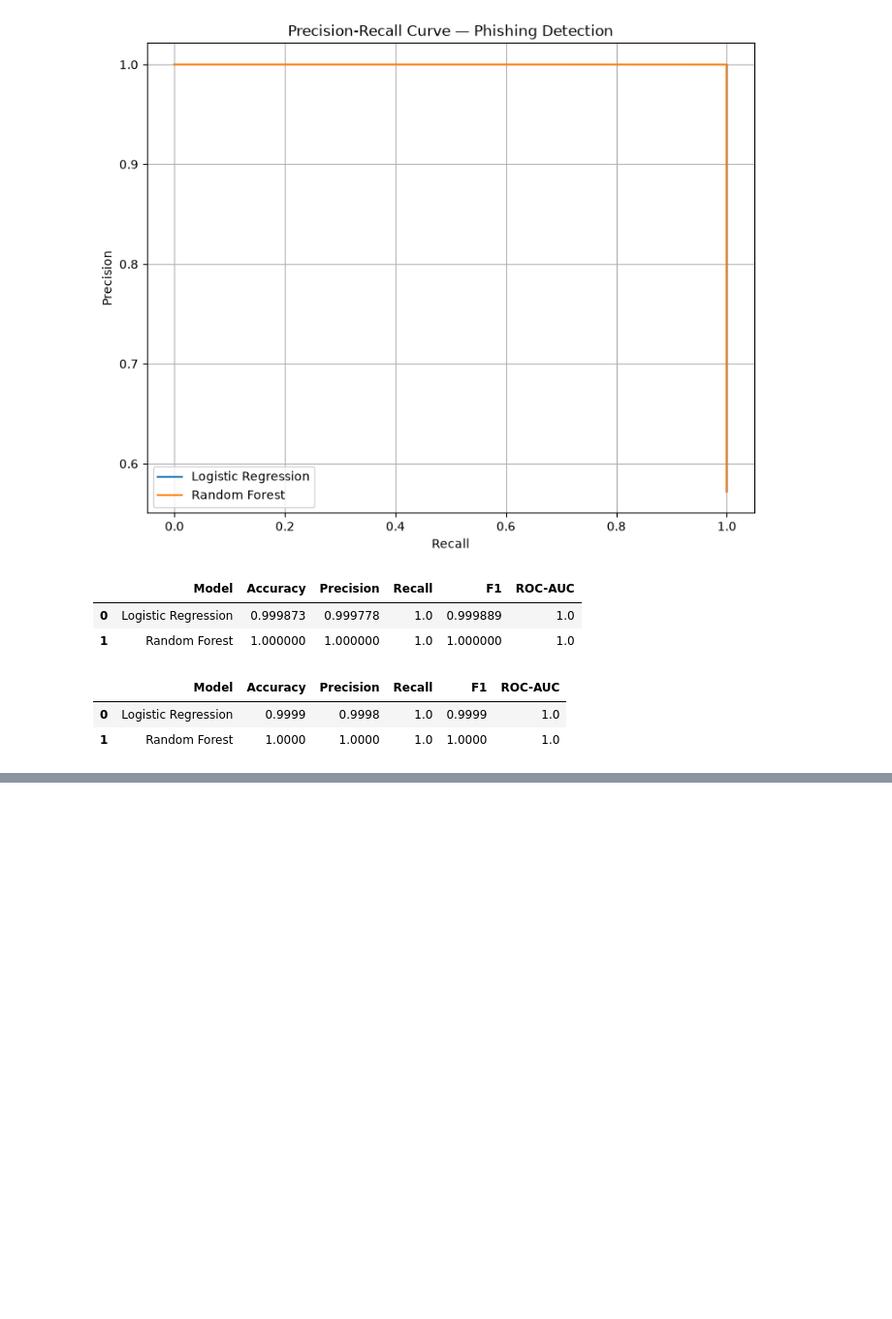
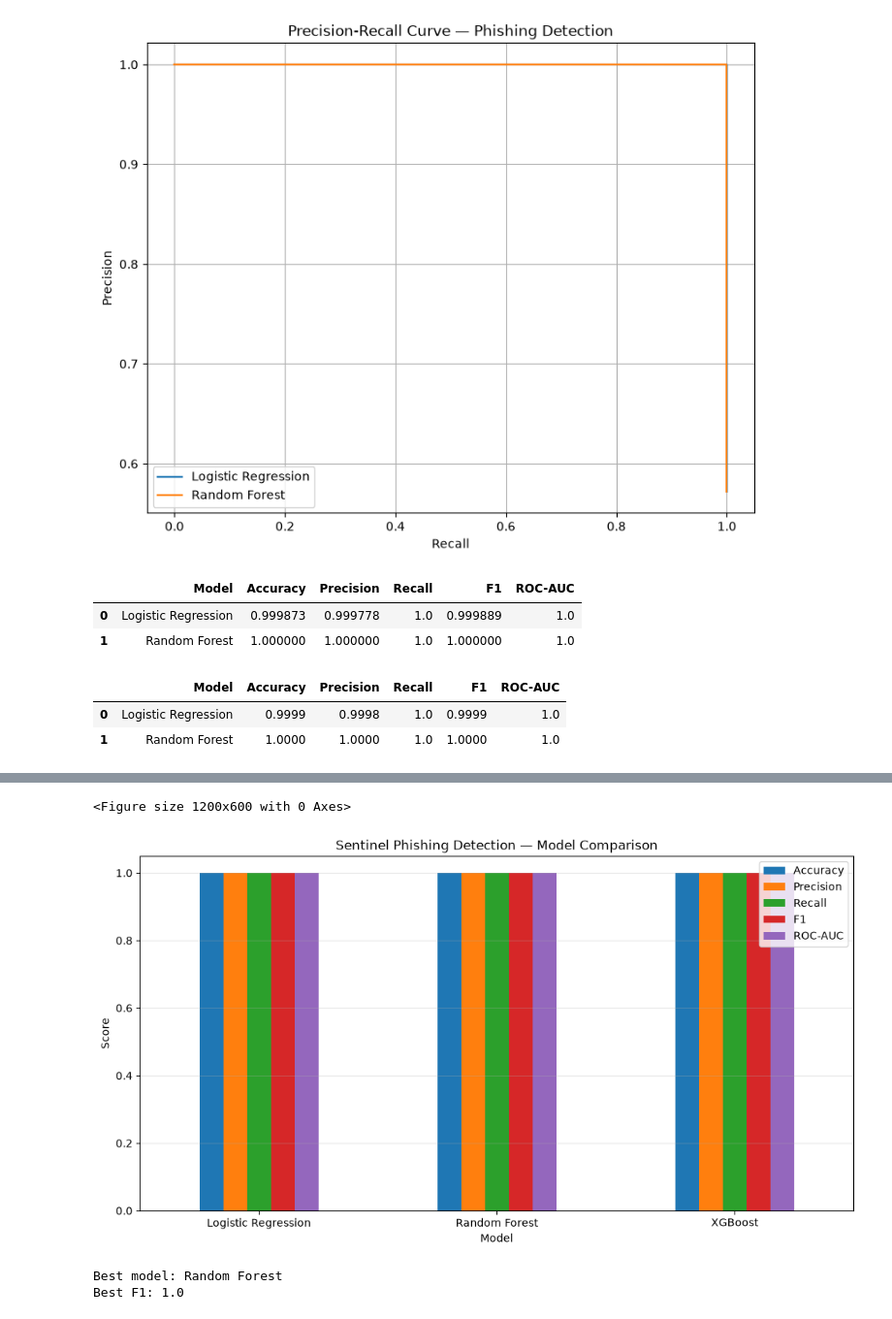
Before and after one commit to malayofficialcse-dev/sentinel, a Jupyter notebook: ai/app/notebook/01_dataset_exploration.ipynb, the cells around one changed output, grey strips where cells are left out. Shown at 97% size. Cells and saved outputs as stored; diff of their text form; code cells hidden in the pictures; blank space fills up the shorter version.

```diff
--- a/ai/app/notebook/01_dataset_exploration.ipynb
+++ b/ai/app/notebook/01_dataset_exploration.ipynb
@@ -365,0 +506,13 @@ Missing values after cleaning: 0
+# %%
+X = X.replace(
+    [np.inf, -np.inf],
+    np.nan
+)
+
+X = X.fillna(0)
+
+print("Missing values:")
+print(X.isnull().sum().sum())
+
+print("Final shape:")
+print(X.shape)
@@ -820,0 +1058,4 @@ NameError: name 'X_train' is not defined
+# %%
+y_pred_xgb = xgb_model.predict(X_test)
+
+y_prob_xgb = xgb_model.predict_proba(X_test)[:, 1]
@@ -820,0 +1144,46 @@ NameError: name 'X_train' is not defined
+# %%
+plt.figure(figsize=(12, 6))
+
+results.set_index("Model")[
+    ["Accuracy", "Precision", "Recall", "F1", "ROC-AUC"]
+].plot(
+    kind="bar",
+    figsize=(12, 6)
+)
+
+plt.title(
+    "Sentinel Phishing Detection — Model Comparison"
+)
+
+plt.ylabel("Score")
+
+plt.ylim(0, 1.05)
+
+plt.xticks(rotation=0)
+
+plt.grid(
+    axis="y",
+    alpha=0.3
+)
+
+plt.show()
+# %% [output]
+<Figure size 1200x600 with 0 Axes>
+[figure, added]
+# %%
+model_scores = {
+    "Logistic Regression": lr_f1,
+    "Random Forest": rf_f1,
+    "XGBoost": xgb_f1
+}
+
+best_model_name = max(
+    model_scores,
+    key=model_scores.get
+)
+
+print("Best model:", best_model_name)
+print("Best F1:", model_scores[best_model_name])
+# %% [output]
+Best model: Random Forest
+Best F1: 1.0
```
Also changed, not shown: parts of 39 cells of this notebook.
